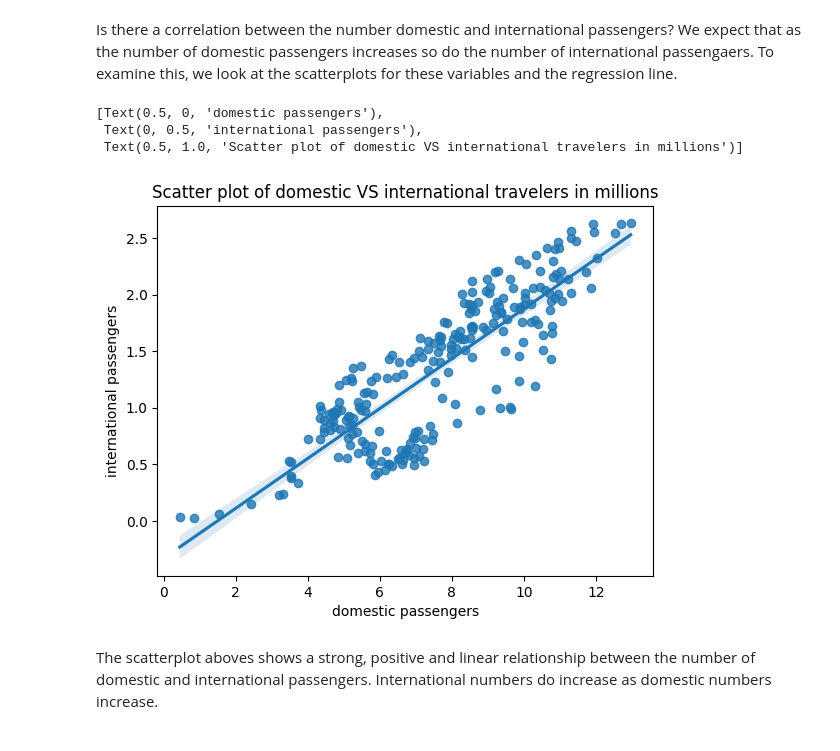
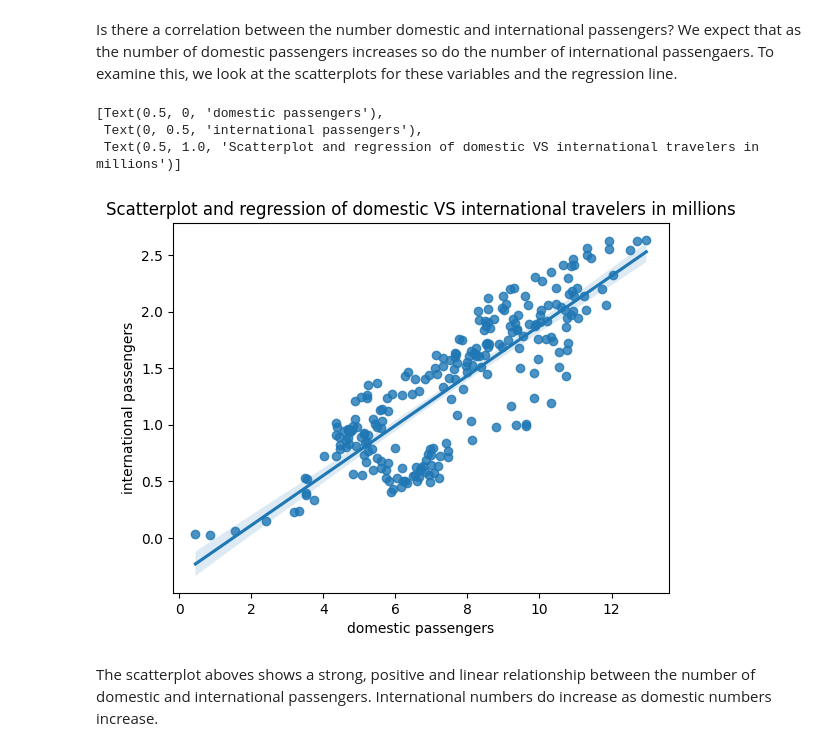
Before and after one commit to asnth68/Data-Science-midterm, a Jupyter notebook: Midterm_data.ipynb, the cells around one changed output. Drawn from its saved outputs; the diff is of its cells as text; code cells hidden in the pictures.

```diff
--- a/Midterm_data.ipynb
+++ b/Midterm_data.ipynb
@@ -177,15 +175,15 @@ We expect that as the number of domestic passengers increases so do the number o
 # %%
 years = delta_df['Year']
 months = delta_df['Month']
 # creating scatterplot comparing domestic and international passengers
 domestic_international_scatter = sns.regplot(x=domestic, y=international)
 domestic_international_scatter.set(xlabel='domestic passengers', ylabel='international passengers',
-                                   title='Scatter plot of domestic VS international travelers in millions')
+                                   title='Scatterplot and regression of domestic VS international travelers in millions')
 # %% [output]
 [Text(0.5, 0, 'domestic passengers'),
  Text(0, 0.5, 'international passengers'),
- Text(0.5, 1.0, 'Scatter plot of domestic VS international travelers in millions')]
+ Text(0.5, 1.0, 'Scatterplot and regression of domestic VS international travelers in millions')]
-[figure, old version]
+[figure, new version]
 # %% [markdown]
 The scatterplot aboves shows a strong, positive and linear relationship between the number of domestic and international passengers. International numbers do increase as domestic numbers increase.
 # %%
```
Also changed, not shown: parts of 6 cells of this notebook.
